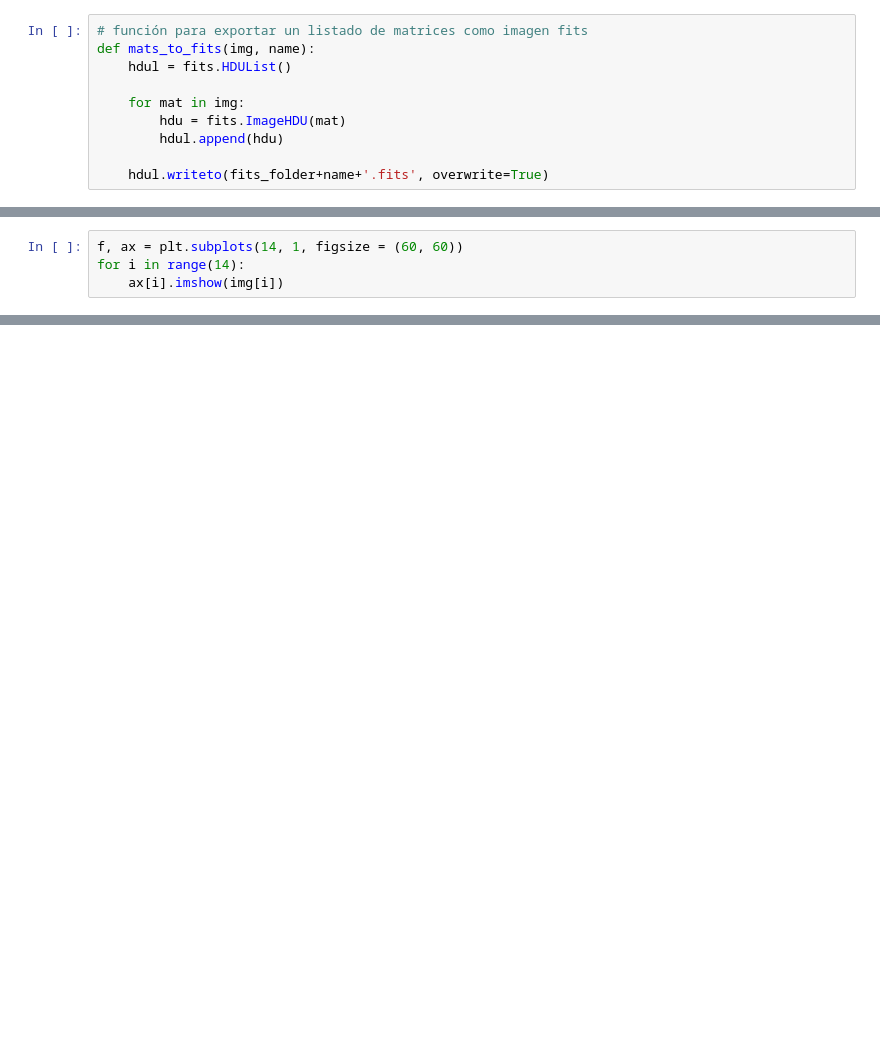
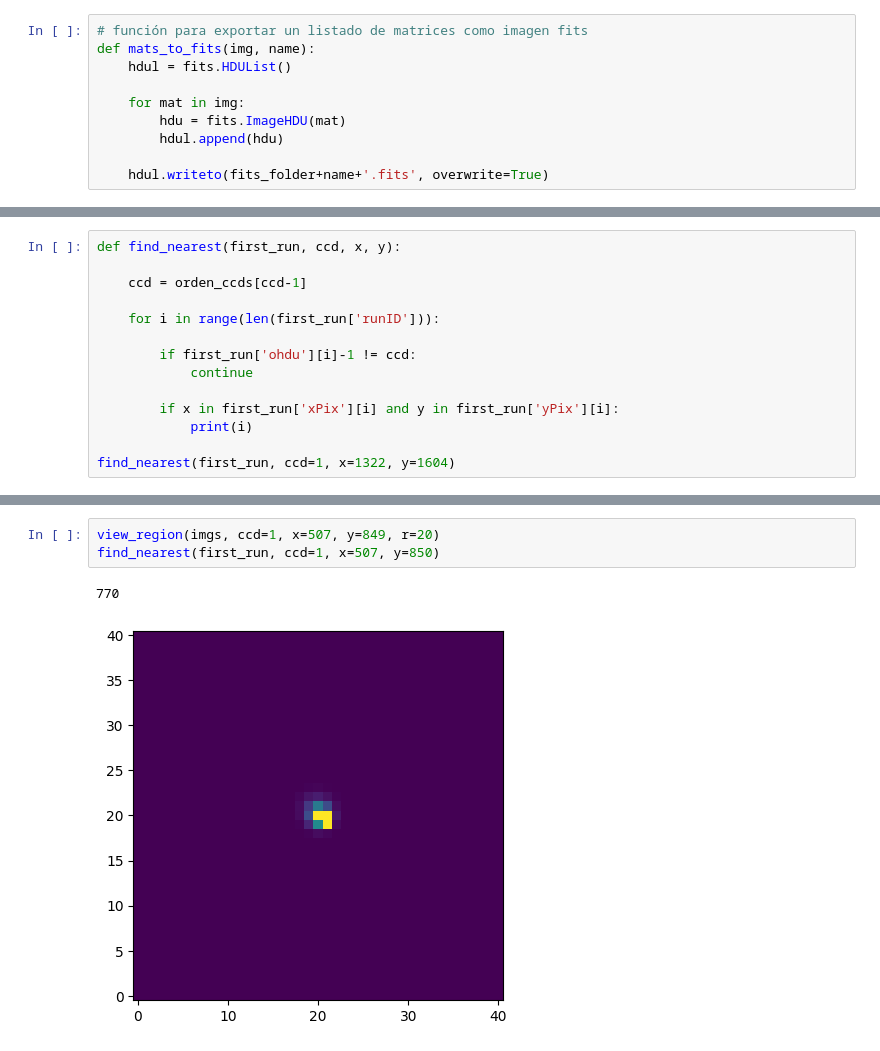
Before and after one commit to santi-acv/connie_tracking, a Jupyter notebook: leer_datos_connie.ipynb, the cells around one changed output, grey strips where cells are left out. Saved outputs shown, nothing was run; the diff lists cells and outputs as text; blank space fills up the shorter version.

```diff
--- a/leer_datos_connie.ipynb
+++ b/leer_datos_connie.ipynb
@@ -206,4 +166,0 @@ mats_to_fits(img_neg, 'connie_neg')
-# %%
-f, ax = plt.subplots(14, 1, figsize = (60, 60))
-for i in range(14):
-    ax[i].imshow(img[i])
@@ -239,0 +210,14 @@ plt.show()
+# %%
+def find_nearest(first_run, ccd, x, y):
+
+    ccd = orden_ccds[ccd-1]
+
+    for i in range(len(first_run['runID'])):
+
+        if first_run['ohdu'][i]-1 != ccd:
+            continue
+
+        if x in first_run['xPix'][i] and y in first_run['yPix'][i]:
+            print(i)
+
+find_nearest(first_run, ccd=1, x=1322, y=1604)
@@ -239,0 +255,6 @@ plt.show()
+# %%
+view_region(imgs, ccd=1, x=507, y=849, r=20)
+find_nearest(first_run, ccd=1, x=507, y=850)
+# %% [output]
+770
+[figure, added]
```
Also changed, not shown: parts of 24 cells of this notebook, 1 other file.
